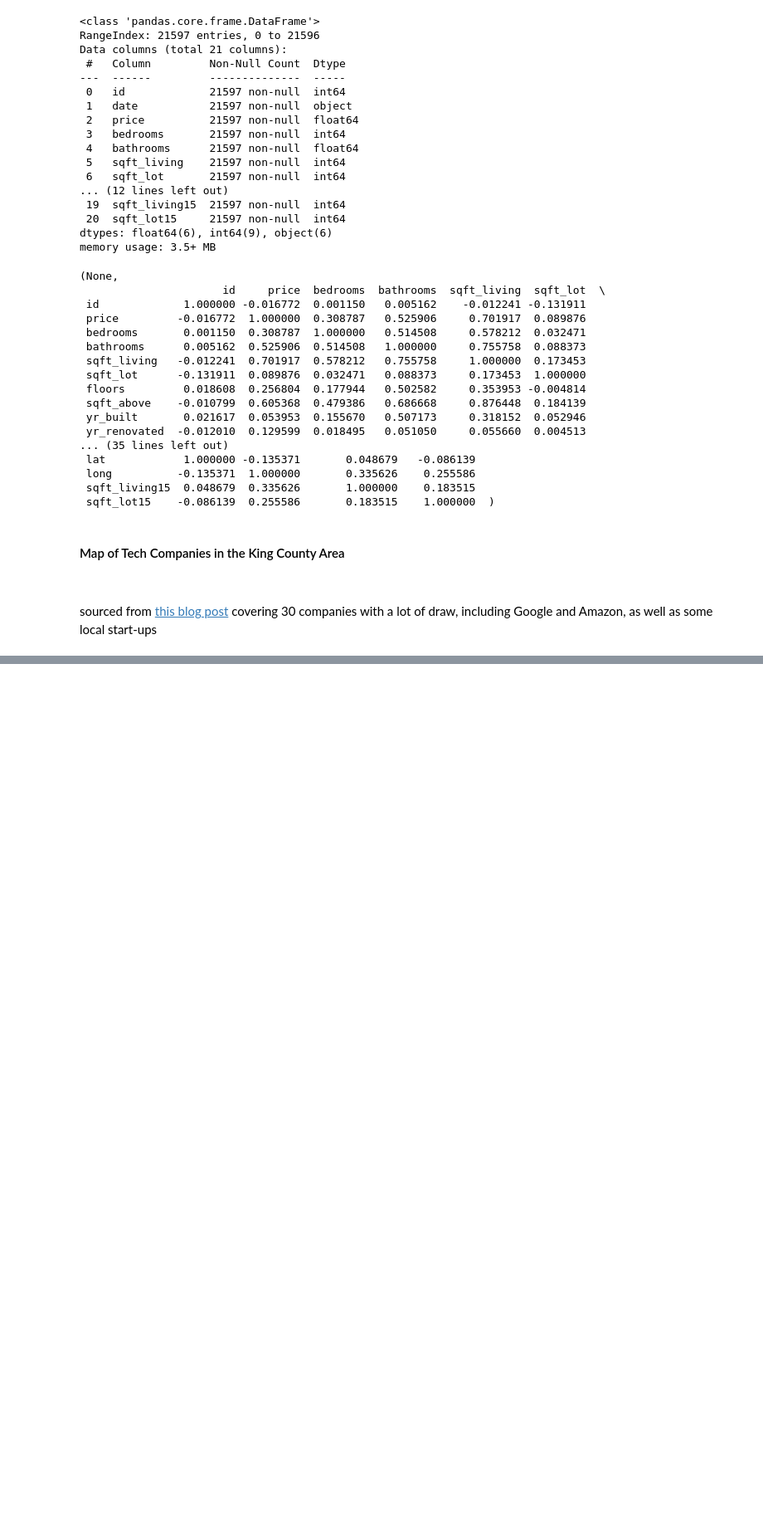
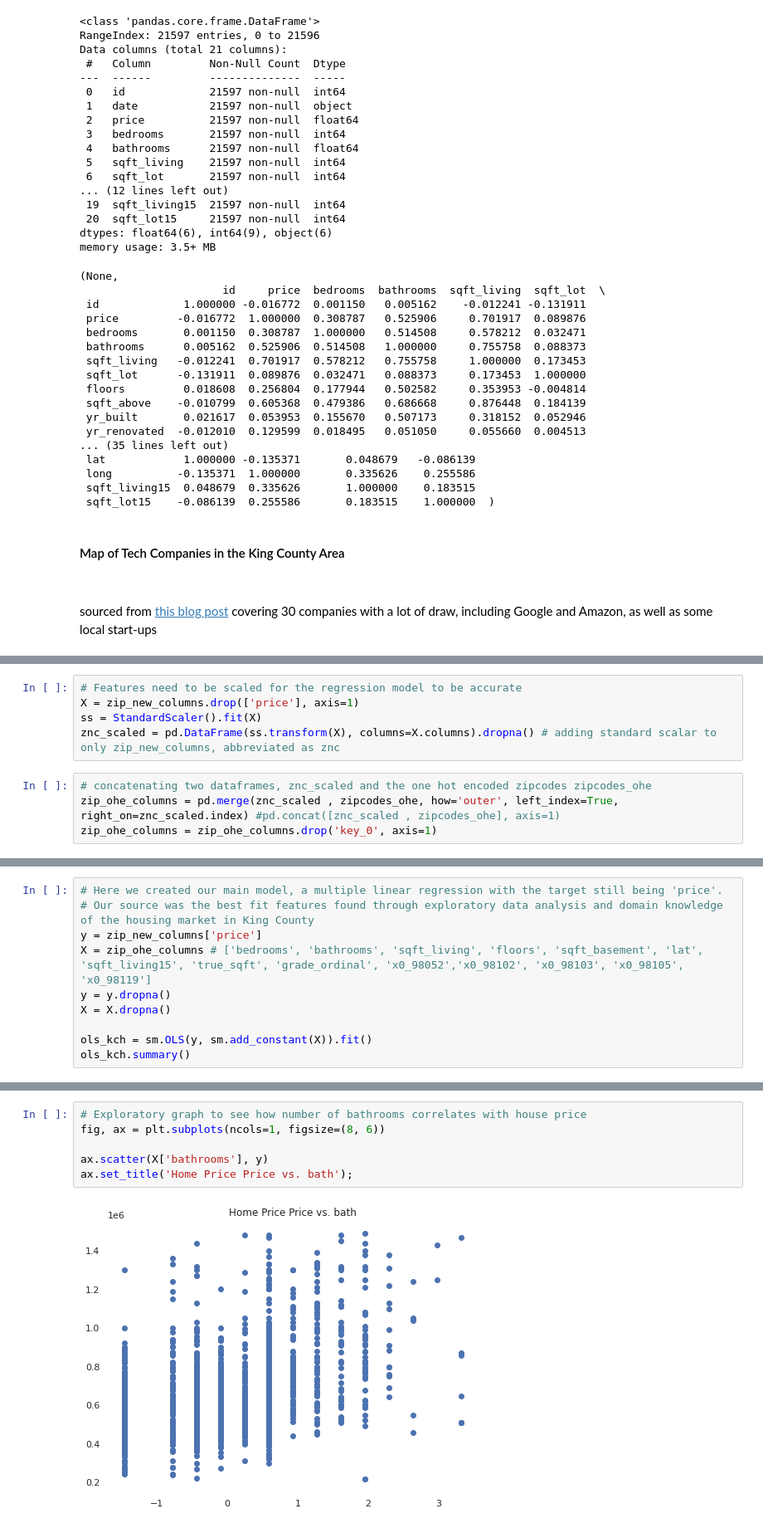
Before and after one commit to axoaxonic/green-housing-dev-analysis-project, a Jupyter notebook: green-housing-dev-analysis.ipynb, the cells around one changed output, grey strips where cells are left out. Shown: that part at 83% size. Saved outputs shown, nothing was run; the diff lists cells and outputs as text; blank space fills up the shorter version.

```diff
--- a/green-housing-dev-analysis.ipynb
+++ b/green-housing-dev-analysis.ipynb
@@ -164,3 +196,12 @@ clean_null = data.drop(columns=['id','date','long','yr_built','condition','view'
+# %%
+# Features need to be scaled for the regression model to be accurate
+X = zip_new_columns.drop(['price'], axis=1)
+ss = StandardScaler().fit(X)
+znc_scaled = pd.DataFrame(ss.transform(X), columns=X.columns).dropna() # adding standard scalar to only zip_new_columns, abbreviated as znc
+# %%
+# concatenating two dataframes, znc_scaled and the one hot encoded zipcodes zipcodes_ohe
+zip_ohe_columns = pd.merge(znc_scaled , zipcodes_ohe, how='outer', left_index=True, right_on=znc_scaled.index) #pd.concat([znc_scaled , zipcodes_ohe], axis=1)
+zip_ohe_columns = zip_ohe_columns.drop('key_0', axis=1)
 # %% [markdown]
 ## Data Modeling
 
@@ -190,0 +242,10 @@ Questions to consider:
+# %%
+# Here we created our main model, a multiple linear regression with the target still being 'price'.
+# Our source was the best fit features found through exploratory data analysis and domain knowledge of the housing market in King County
+y = zip_new_columns['price']
+X = zip_ohe_columns # ['bedrooms', 'bathrooms', 'sqft_living', 'floors', 'sqft_basement', 'lat', 'sqft_living15', 'true_sqft', 'grade_ordinal', 'x0_98052','x0_98102', 'x0_98103', 'x0_98105', 'x0_98119']
+y = y.dropna()
+X = X.dropna()
+
+ols_kch = sm.OLS(y, sm.add_constant(X)).fit()
+ols_kch.summary()
@@ -190,0 +334,8 @@ Questions to consider:
+# %%
+# Exploratory graph to see how number of bathrooms correlates with house price
+fig, ax = plt.subplots(ncols=1, figsize=(8, 6))
+
+ax.scatter(X['bathrooms'], y)
+ax.set_title('Home Price Price vs. bath');
+# %% [output]
+[figure, added]
```
Also changed, not shown: parts of 21 cells of this notebook, 3 other files.
